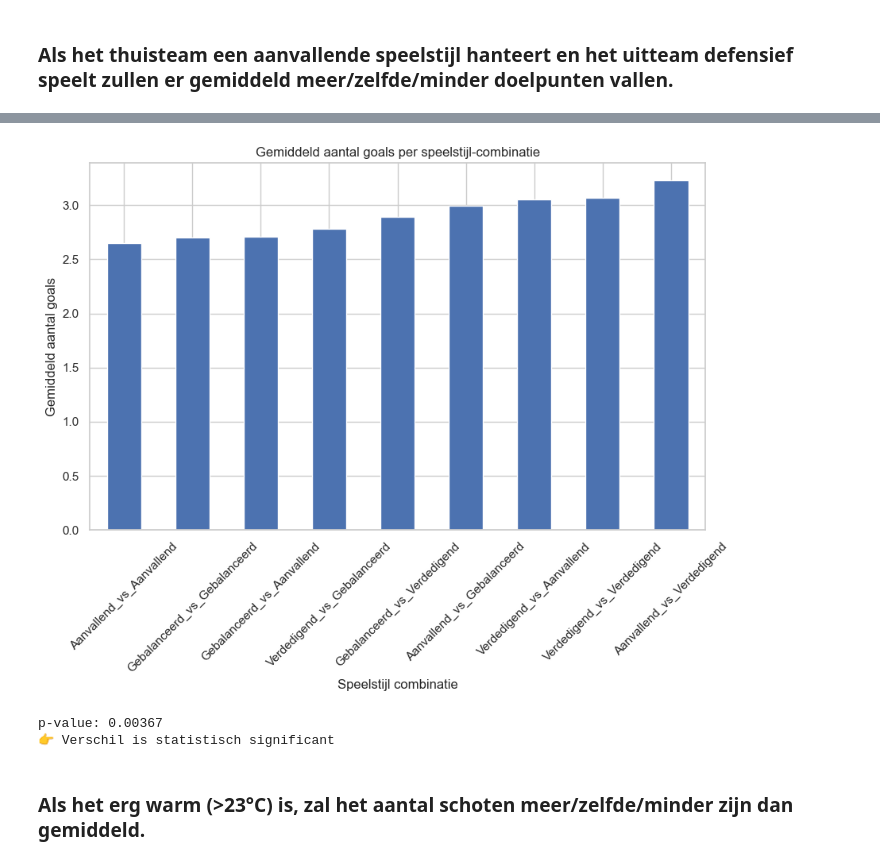
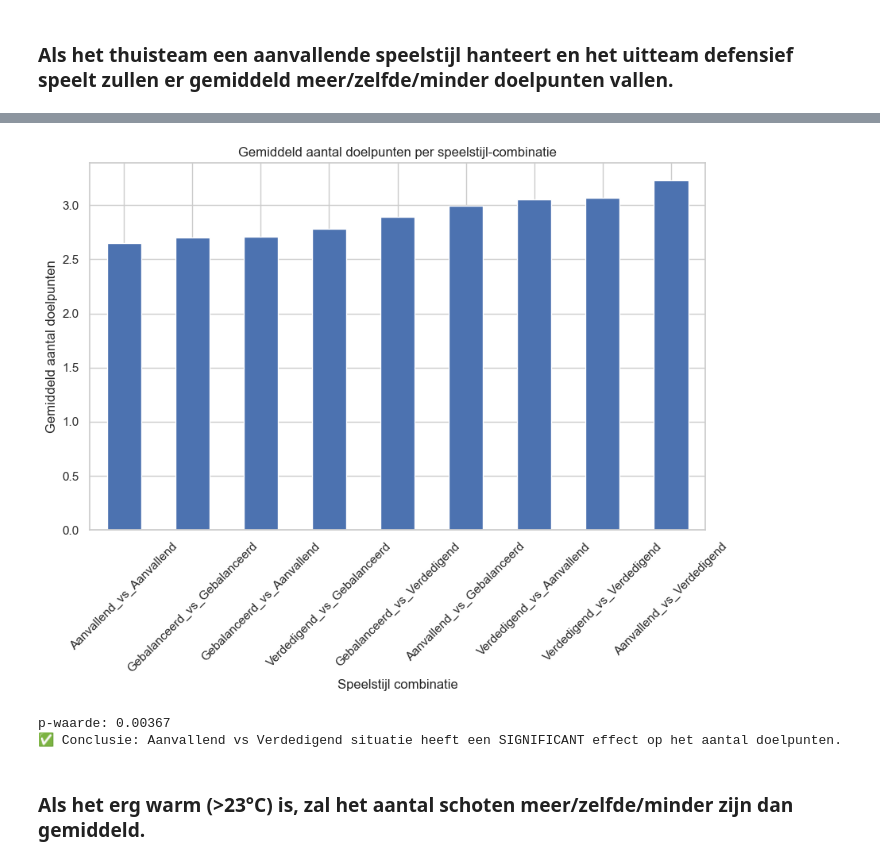
Before and after one commit to Torbendes/Bachelorproef, a Jupyter notebook: code/analyse/jpl_analyse.ipynb, the cells around one changed output, grey strips where cells are left out. Saved outputs shown, nothing was run; the diff lists cells and outputs as text; code cells hidden in the pictures.

```diff
--- a/code/analyse/jpl_analyse.ipynb
+++ b/code/analyse/jpl_analyse.ipynb
@@ -1289,22 +1286,18 @@ T-test p-waarde: 1.7900e-01
 # %% [markdown]
 ### In welke mate verwacht u dat regen het aantal kaarten in een wedstrijd beïnvloedt?
 # %%
-# 1️⃣ Totaal aantal kaarten per wedstrijd
-df['totaal_kaarten'] = df['gele_kaarten_thuis'] + df['gele_kaarten_uit'] + \
-                       df['rode_kaarten_thuis'] + df['rode_kaarten_uit']
-
-# 2️⃣ Subsets: wedstrijden met regen vs zonder regen
+# Subsets: wedstrijden met regen vs zonder regen
 kaarten_met_regen = df[df['regen'] == 1]['totaal_kaarten']
 kaarten_zonder_regen = df[df['regen'] == 0]['totaal_kaarten']
 
-# 3️⃣ Gemiddelden
+# Gemiddelden
 gem_met_regen = kaarten_met_regen.mean()
 gem_zonder_regen = kaarten_zonder_regen.mean()
 
 print(f"Gemiddeld aantal kaarten bij regen: {gem_met_regen:.2f}")
 print(f"Gemiddeld aantal kaarten zonder regen: {gem_zonder_regen:.2f}")
 
-# 4️⃣ Visualisatie
+# Visualisatie
 plt.figure(figsize=(8,6))
 sns.boxplot(x=df['regen'].map({0:"Geen regen", 1:"Regen"}), y=df['totaal_kaarten'], palette="Set3")
 plt.title("Invloed van regen op totaal aantal kaarten")
@@ -1312,14 +1305,15 @@ plt.xlabel("Weersituatie")
 plt.ylabel("Totaal aantal kaarten")
 plt.show()
 
-# 5️⃣ Statistische toets (t-test)
+# Statistische toets (t-test)
 t_stat, p_value = ttest_ind(kaarten_met_regen.dropna(), kaarten_zonder_regen.dropna(), equal_var=False)
 print(f"T-test p-waarde: {p_value:.4e}")
 
+# Conclusie op basis van p-waarde
 if p_value < 0.05:
-    print("👉 Regen heeft een statistisch significante invloed op het aantal kaarten.")
+    print("✅ Regen heeft een statistisch significante invloed op het aantal kaarten.")
 else:
-    print("👉 Geen significant effect van regen op het aantal kaarten.")
+    print("❌ Geen significant effect van regen op het aantal kaarten.")
 # %% [output]
 Gemiddeld aantal kaarten bij regen: 4.23
 Gemiddeld aantal kaarten zonder regen: 4.10
@@ -1545,24 +1566,17 @@ Correlatie: 0.0794854428013269
 # %% [markdown]
 ### Als het thuisteam een aanvallende speelstijl hanteert en het uitteam defensief speelt zullen er gemiddeld meer/zelfde/minder doelpunten vallen.
 # %%
-# ===============================
-# 2️⃣ Specifieke situatie:
-# Aanvallend vs Verdedigend
-# ===============================
+# Specifieke situatie: Aanvallend vs Verdedigend
 subset = df[df['speelstijl_combo'] == 'Aanvallend_vs_Verdedigend']
 
-# ===============================
-# 3️⃣ Gemiddelden
-# ===============================
-gem_specifiek = subset['totaal_goals'].mean()
-gem_algemeen = df['totaal_goals'].mean()
+# Gemiddelden
+gem_specifiek = subset['totaal_doelpunten'].mean()
+gem_algemeen = df['totaal_doelpunten'].mean()
 
-print(f"Gemiddeld aantal goals (Aanvallend vs Verdedigend): {gem_specifiek:.2f}")
-print(f"Algemeen gemiddelde aantal goals: {gem_algemeen:.2f}")
+print(f"Gemiddeld aantal doelpunten (Aanvallend vs Verdedigend): {gem_specifiek:.2f}")
+print(f"Algemeen gemiddelde aantal doelpunten: {gem_algemeen:.2f}")
 
-# ===============================
-# 4️⃣ Interpretatie
-# ===============================
+# Interpretatie
 if gem_specifiek > gem_algemeen:
     conclusie = "meer"
 elif gem_specifiek < gem_algemeen:
@@ -1572,36 +1586,29 @@ else:
 
 print(f"👉 In deze situatie vallen gemiddeld {conclusie} doelpunten.")
 
-# ===============================
-# 5️⃣ Overzicht alle combinaties
-# ===============================
-overzicht = df.groupby('speelstijl_combo')['totaal_goals'].mean().sort_values()
-print("\nGemiddeld aantal goals per speelstijl-combinatie:")
+# Overzicht alle combinaties
+overzicht = df.groupby('speelstijl_combo')['totaal_doelpunten'].mean().sort_values()
+print("\nGemiddeld aantal doelpunten per speelstijl-combinatie:")
 print(overzicht)
 
-# ===============================
-# 6️⃣ Visualisatie (barplot)
-# ===============================
+# Visualisatie: barplot
 plt.figure(figsize=(10,6))
 overzicht.plot(kind='bar')
-plt.title("Gemiddeld aantal goals per speelstijl-combinatie")
+plt.title("Gemiddeld aantal doelpunten per speelstijl-combinatie")
 plt.xlabel("Speelstijl combinatie")
-plt.ylabel("Gemiddeld aantal goals")
+plt.ylabel("Gemiddeld aantal doelpunten")
 plt.xticks(rotation=45)
 plt.show()
 
-# ===============================
-# 7️⃣ Statistische test (t-test)
-# ===============================
-groep1 = subset['totaal_goals'].dropna()
-groep2 = df['totaal_goals'].dropna()
+# Statistische test: t-test (specifieke situatie vs algemeen)
+groep1 = subset['totaal_doelpunten'].dropna()
+groep2 = df['totaal_doelpunten'].dropna()
 
-t_stat, p = ttest_ind(groep1, groep2, equal_var=False)
+t_stat, p_val = ttest_ind(groep1, groep2, equal_var=False)
+print(f"\np-waarde: {p_val:.5f}")
 
-print(f"\np-value: {p:.5f}")
-
-if p < 0.05:
-    print("👉 Verschil is statistisch significant")
+if p_val < 0.05:
+    print("✅ Conclusie: Aanvallend vs Verdedigend situatie heeft een SIGNIFICANT effect op het aantal doelpunten.")
 else:
-    print("👉 Geen significant verschil")
+    print("❌ Conclusie: Aanvallend vs Verdedigend situatie lijkt GEEN significant effect te hebben op het aantal doelpunten.")
 # %% [output]
@@ -1624,6 +1631,6 @@ Name: totaal_goals, dtype: float64
-[figure, old version]
+[figure, new version]
-p-value: 0.00367
-👉 Verschil is statistisch significant
+p-waarde: 0.00367
+✅ Conclusie: Aanvallend vs Verdedigend situatie heeft een SIGNIFICANT effect op het aantal doelpunten.
 # %% [markdown]
 ### Als het erg warm (>23°C) is, zal het aantal schoten meer/zelfde/minder zijn dan gemiddeld.
 # %%
```
Also changed, not shown: parts of 24 cells of this notebook.
